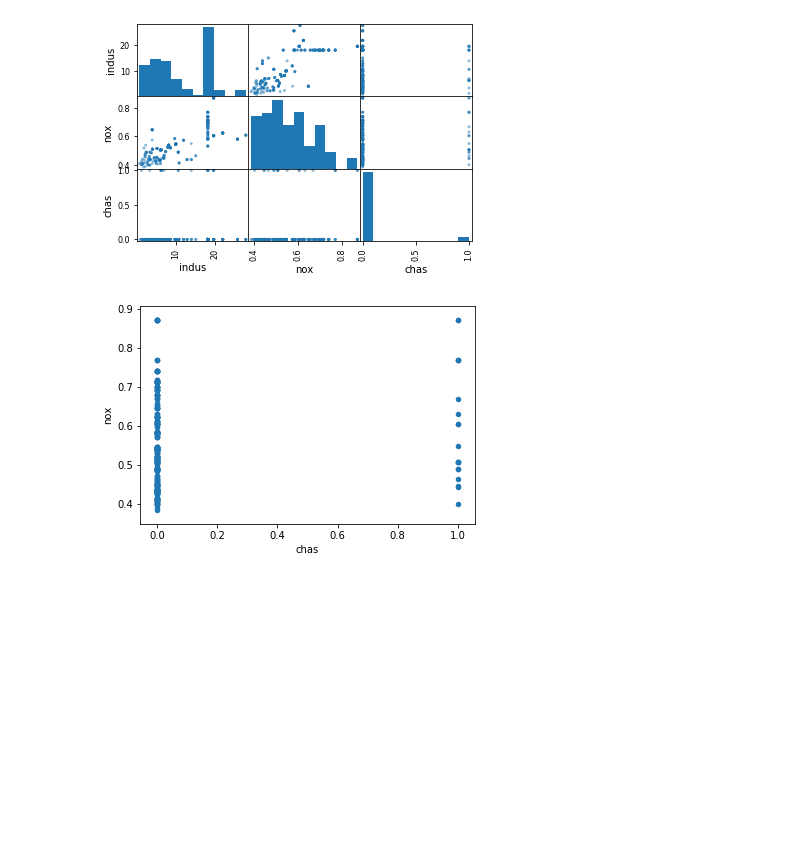
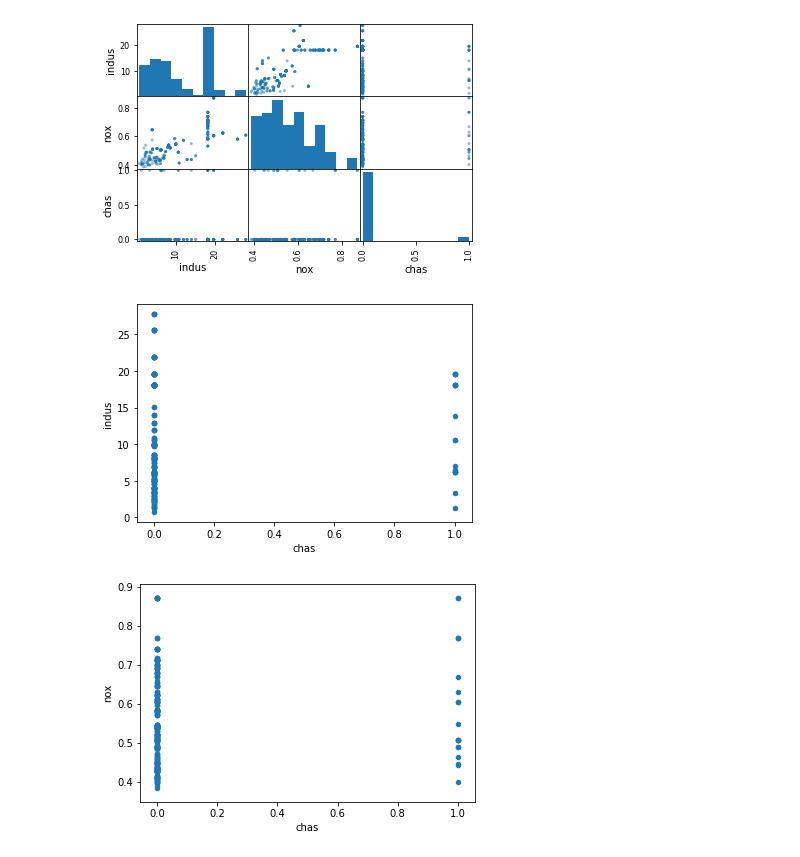
Before and after one commit to benratkin/flatiron, a Jupyter notebook: section_4/dsc-project-eda-with-pandas-onl01-dtsc-ft-012120/index.ipynb, the cells around one changed output. Cells and saved outputs as stored; diff of their text form; code cells hidden in the pictures; blank space fills up the shorter version.

```diff
--- a/section_4/dsc-project-eda-with-pandas-onl01-dtsc-ft-012120/index.ipynb
+++ b/section_4/dsc-project-eda-with-pandas-onl01-dtsc-ft-012120/index.ipynb
@@ -292,6 +335,10 @@ By plotting the indus_nox_chas dataframe in a scatter_matrix, we see that proxim
 pd.plotting.scatter_matrix(indus_nox_chas);
 # %% [output]
 [figure]
+# %%
+df.plot.scatter('chas', 'indus');
+# %% [output]
+[figure, added]
 # %%
 df.plot.scatter('chas', 'nox');
 # %% [output]
```
Also changed, not shown: parts of 7 cells of this notebook, 12 other files.
